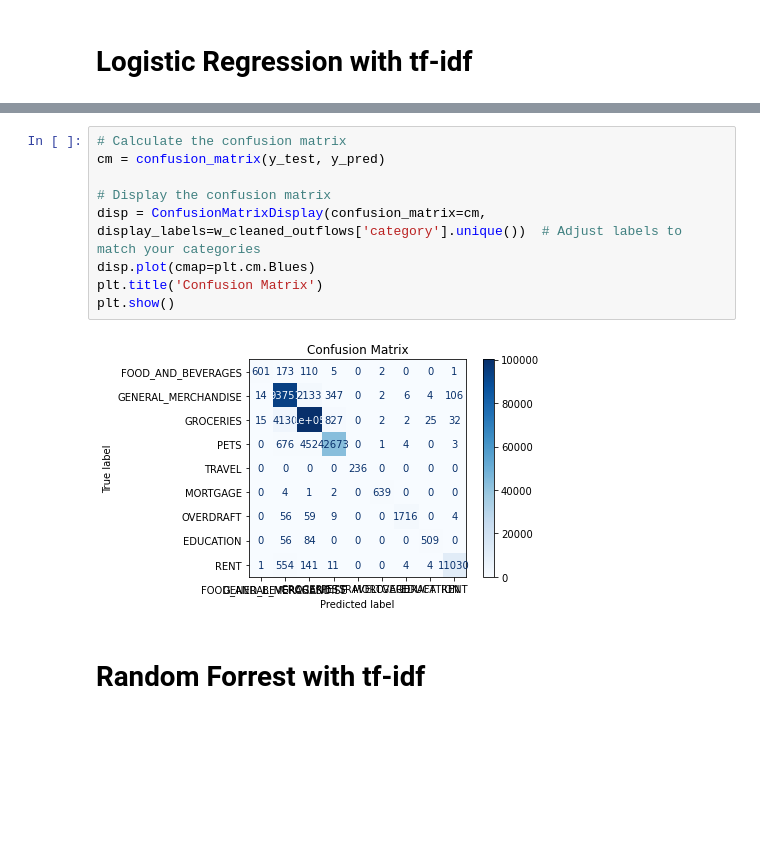
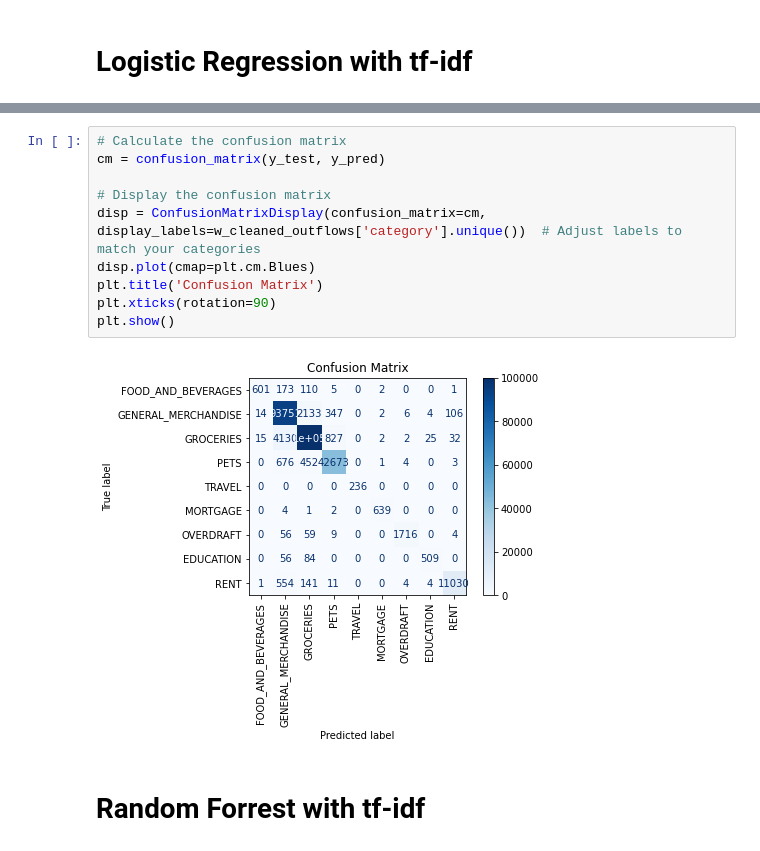
Before and after one commit to hillarychang/dsc180b-capstone-q2, a Jupyter notebook: notebooks/baseline_models.ipynb, the cells around one changed output, grey strips where cells are left out. Saved outputs shown, nothing was run; the diff lists cells and outputs as text; blank space fills up the shorter version.

```diff
--- a/notebooks/baseline_models.ipynb
+++ b/notebooks/baseline_models.ipynb
@@ -169,14 +169,15 @@ TRAVEL: 0.998274883024098
 # %%
 # Calculate the confusion matrix
 cm = confusion_matrix(y_test, y_pred)
 
 # Display the confusion matrix
 disp = ConfusionMatrixDisplay(confusion_matrix=cm, display_labels=w_cleaned_outflows['category'].unique())  # Adjust labels to match your categories
 disp.plot(cmap=plt.cm.Blues)
 plt.title('Confusion Matrix')
+plt.xticks(rotation=90)
 plt.show()
 # %% [output]
-[figure, old version]
+[figure, new version]
 # %% [markdown]
 # Random Forrest with tf-idf
 # %%
```
Also changed, not shown: parts of 3 cells of this notebook.
